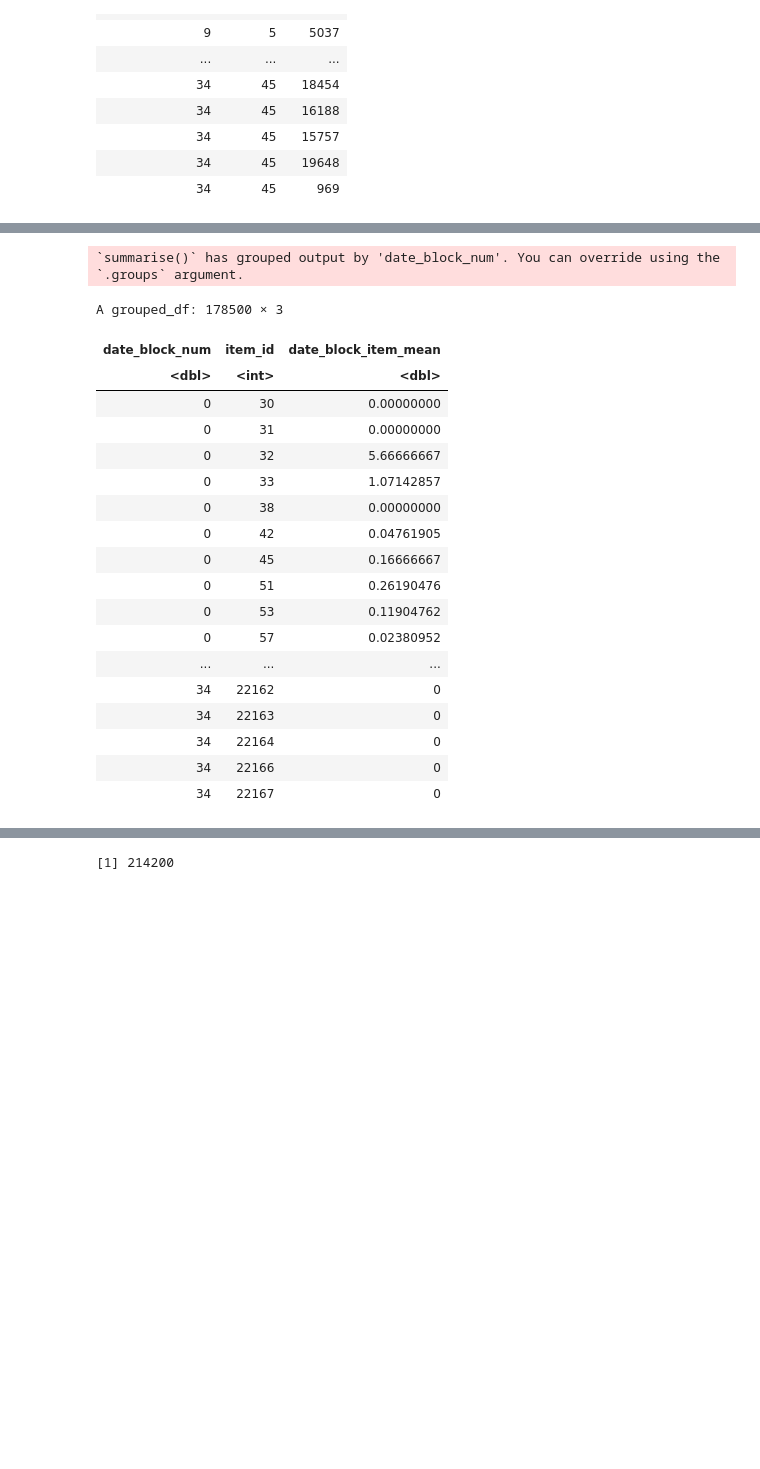
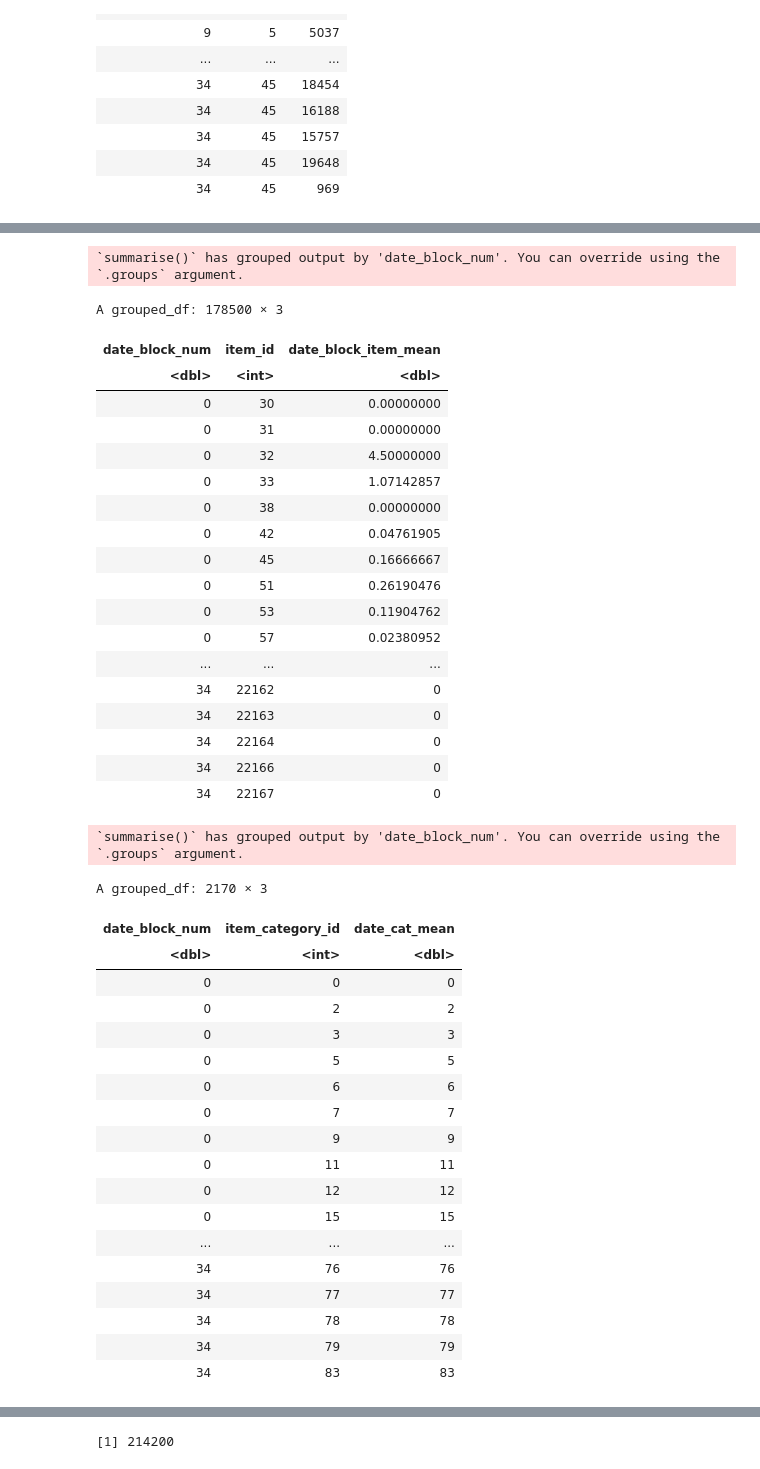
Before and after one commit to ss3468/CS636_Final_Project, a Jupyter notebook: Final_Project_sales.ipynb, the cells around one changed output, grey strips where cells are left out. Saved outputs shown, nothing was run; the diff lists cells and outputs as text; code cells hidden in the pictures; blank space fills up the shorter version.

```diff
--- a/Final_Project_sales.ipynb
+++ b/Final_Project_sales.ipynb
@@ -147,7 +147,7 @@ train_monthly<-empty_df%>%left_join(train_monthly,by=c('date_block_num','shop_id
 train_monthly[is.na(train_monthly)]<-0
 train_monthly<-train_monthly[,c('date_block_num','shop_id','item_id','item_cnt_month','mean_item_cnt','mean_item_price','revenue_month')]%>%inner_join(itemsData,by = "item_id")
 train_monthly<-train_monthly[,c('date_block_num','shop_id','item_category_id','item_id','item_cnt_month','mean_item_cnt','mean_item_price','revenue_month')]
-train_monthly['item_cnt_month']<-lapply(train_monthly['item_cnt_month'],function(x){if (x>20) 20 else(if(x<0) 0 else x)})
+train_monthly['item_cnt_month']<-lapply(train_monthly['item_cnt_month'],function(x){ifelse(x>20,20,ifelse(x<0,0,x))})
 train_monthly['month']<-train_monthly['date_block_num']%%12
 train_monthly
 # %% [output]
@@ -202,16 +198,19 @@ A grouped_df: 1470 × 3
 # %%
 date_block_item_mean<-train_monthly%>%group_by(date_block_num,item_id)%>%summarize(date_block_item_mean=mean(item_cnt_month))
 date_block_item_mean
 train_monthly<-train_monthly%>%left_join(date_block_item_mean,by=c('date_block_num', 'item_id'))
+date_category_mean<-train_monthly%>%group_by(date_block_num,item_category_id)%>%summarize(date_cat_mean=mean(item_category_id))
+date_category_mean
+train_monthly<-train_monthly%>%left_join(date_category_mean,by=c('date_block_num', 'item_category_id'))
 train_monthly[is.na(train_monthly)]<-0
 # %% [output]
 `summarise()` has grouped output by 'date_block_num'. You can override using the `.groups` argument.
 A grouped_df: 178500 × 3
 | date_block_num | item_id | date_block_item_mean |
 | <dbl> | <int> | <dbl> |
 | 0 | 30 | 0.00000000 |
 | 0 | 31 | 0.00000000 |
-| 0 | 32 | 5.66666667 |
+| 0 | 32 | 4.50000000 |
 | 0 | 33 | 1.07142857 |
 | 0 | 38 | 0.00000000 |
 | 0 | 42 | 0.04761905 |
@@ -225,4 +224,24 @@ A grouped_df: 178500 × 3
 | 34 | 22164 | 0 |
 | 34 | 22166 | 0 |
 | 34 | 22167 | 0 |
+`summarise()` has grouped output by 'date_block_num'. You can override using the `.groups` argument.
+A grouped_df: 2170 × 3
+| date_block_num | item_category_id | date_cat_mean |
+| <dbl> | <int> | <dbl> |
+| 0 | 0 | 0 |
+| 0 | 2 | 2 |
+| 0 | 3 | 3 |
+| 0 | 5 | 5 |
+| 0 | 6 | 6 |
+| 0 | 7 | 7 |
+| 0 | 9 | 9 |
+| 0 | 11 | 11 |
+| 0 | 12 | 12 |
+| 0 | 15 | 15 |
+| ... | ... | ... |
+| 34 | 76 | 76 |
+| 34 | 77 | 77 |
+| 34 | 78 | 78 |
+| 34 | 79 | 79 |
+| 34 | 83 | 83 |
 # %%
```
Also changed, not shown: parts of 10 cells of this notebook.
